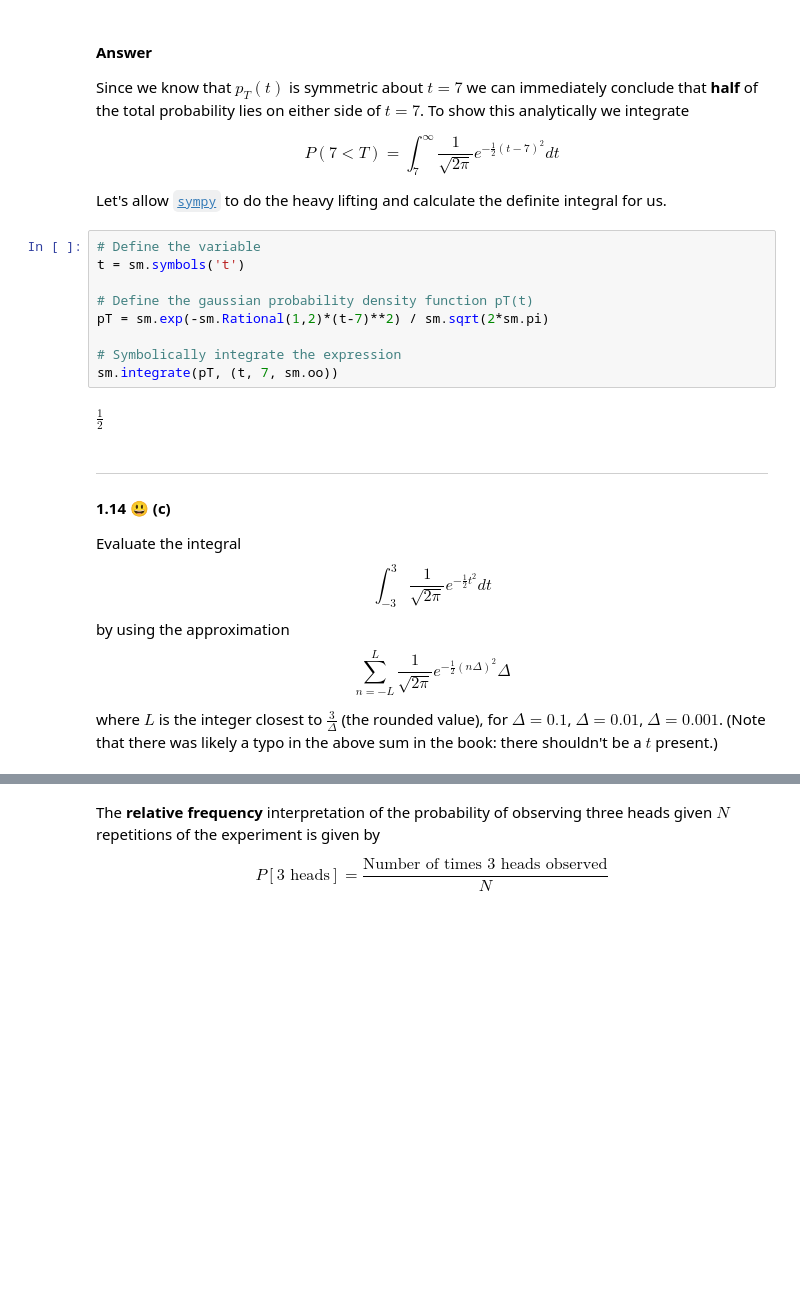
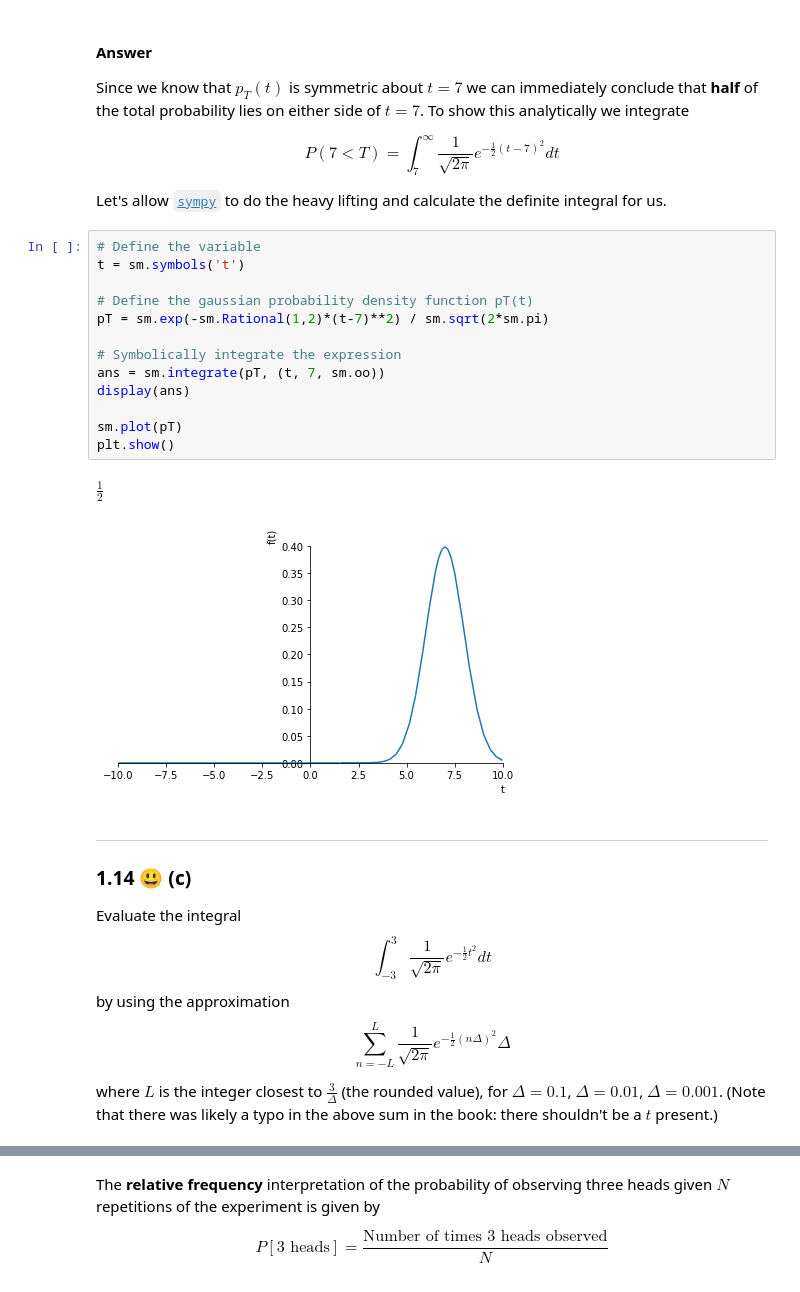
Before and after one commit to VictorCannestro/Intuitive_Probability_and_Random_Processes, a Jupyter notebook: CH1_Introduction.ipynb, the cells around one changed output, grey strips where cells are left out. Saved outputs shown, nothing was run; the diff lists cells and outputs as text; blank space fills up the shorter version.

```diff
--- a/CH1_Introduction.ipynb
+++ b/CH1_Introduction.ipynb
@@ -407,17 +408,22 @@ Let's allow [`sympy`](https://docs.sympy.org/latest/modules/integrals/integrals.
 # %%
 # Define the variable
 t = sm.symbols('t')
 
 # Define the gaussian probability density function pT(t)
 pT = sm.exp(-sm.Rational(1,2)*(t-7)**2) / sm.sqrt(2*sm.pi)
 
 # Symbolically integrate the expression
-sm.integrate(pT, (t, 7, sm.oo))
+ans = sm.integrate(pT, (t, 7, sm.oo))
+display(ans)
+
+sm.plot(pT)
+plt.show()
 # %% [output]
 $\displaystyle \frac{1}{2}$
+[figure, added]
 # %% [markdown]
 ***
-#### 1.14 😃 (c)
+### 1.14 😃 (c)
 Evaluate the integral
 $$
 \int_{-3}^{3}{ \frac{1}{\sqrt{2\pi}} e^{-\frac{1}{2}t^2} dt}
```
Also changed, not shown: parts of 25 cells of this notebook.
